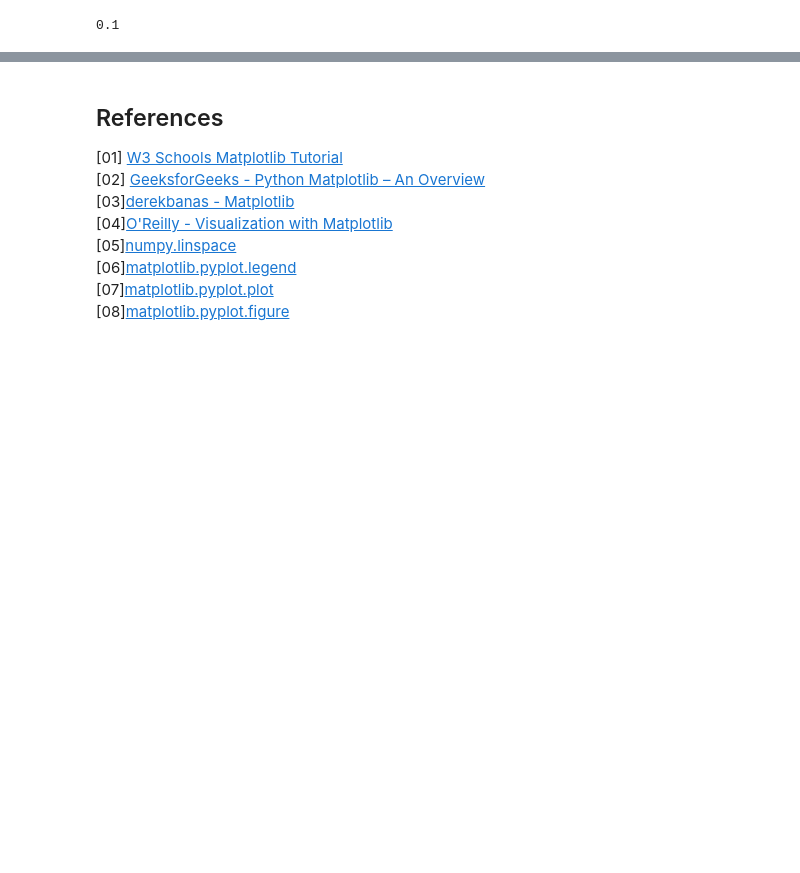
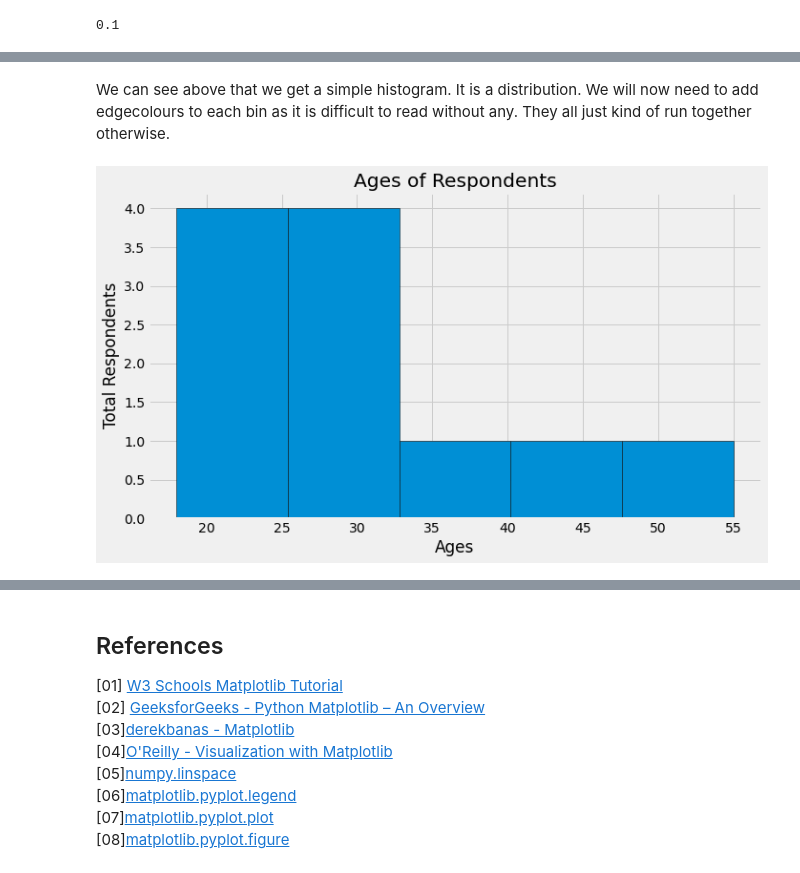
Before and after one commit to Cormac88/Fundamentals-of-Data-Analysis, a Jupyter notebook: pyplot.ipynb, the cells around one changed output, grey strips where cells are left out. Cells and saved outputs as stored; diff of their text form; code cells hidden in the pictures; blank space fills up the shorter version.

```diff
--- a/pyplot.ipynb
+++ b/pyplot.ipynb
@@ -463,0 +499,12 @@ plt.show()
+# %% [markdown]
+We can see above that we get a simple histogram. It is a distribution. We will now need to add edgecolours to each bin as it is difficult to read without any. They all just kind of run together otherwise.
+# %%
+plt.hist(ages, bins = 5, edgecolor = 'black') # edgecolour
+
+plt.title('Ages of Respondents')
+plt.xlabel('Ages')
+plt.ylabel('Total Respondents')
+
+plt.tight_layout()
+# %% [output]
+[figure, added]
```
Also changed, not shown: parts of 30 cells of this notebook, 1 other file.
